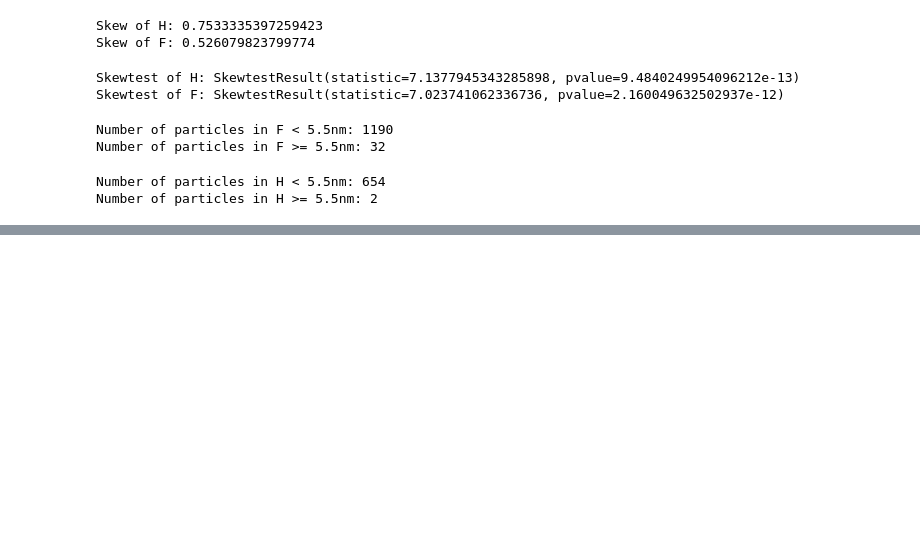
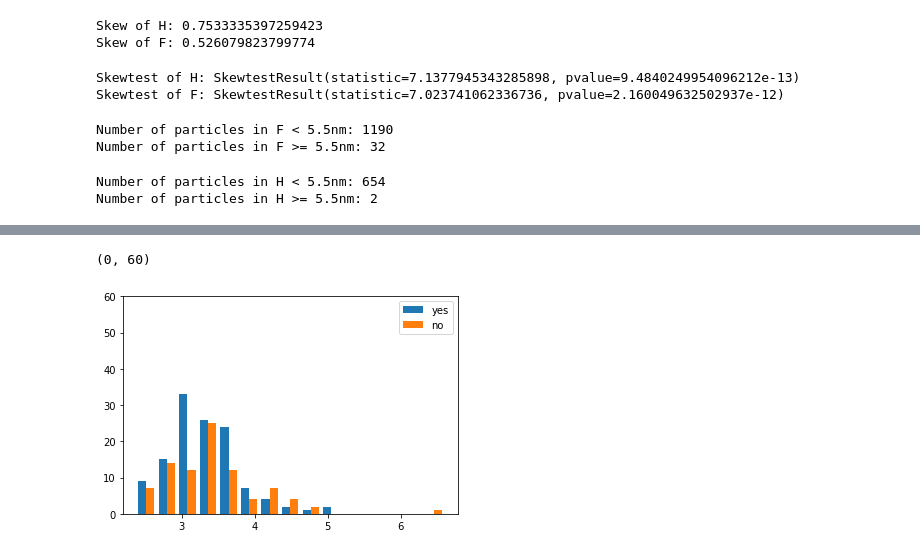
Before and after one commit to sbarton272/particleRecognition, a Jupyter notebook: image_processing/particle_stats.ipynb, the cells around one changed output, grey strips where cells are left out. Cells and saved outputs as stored; diff of their text form; code cells hidden in the pictures; blank space fills up the shorter version.

```diff
--- a/image_processing/particle_stats.ipynb
+++ b/image_processing/particle_stats.ipynb
@@ -190,0 +231,7 @@ Number of particles in H >= 5.5nm: 2
+# %%
+_ = plt.hist(H_corrs, label = ['yes','no'], bins = 15)
+plt.legend(loc='upper right')
+plt.ylim([0,60])
+# %% [output]
+(0, 60)
+[figure, added]
```
Also changed, not shown: parts of 6 cells of this notebook.
